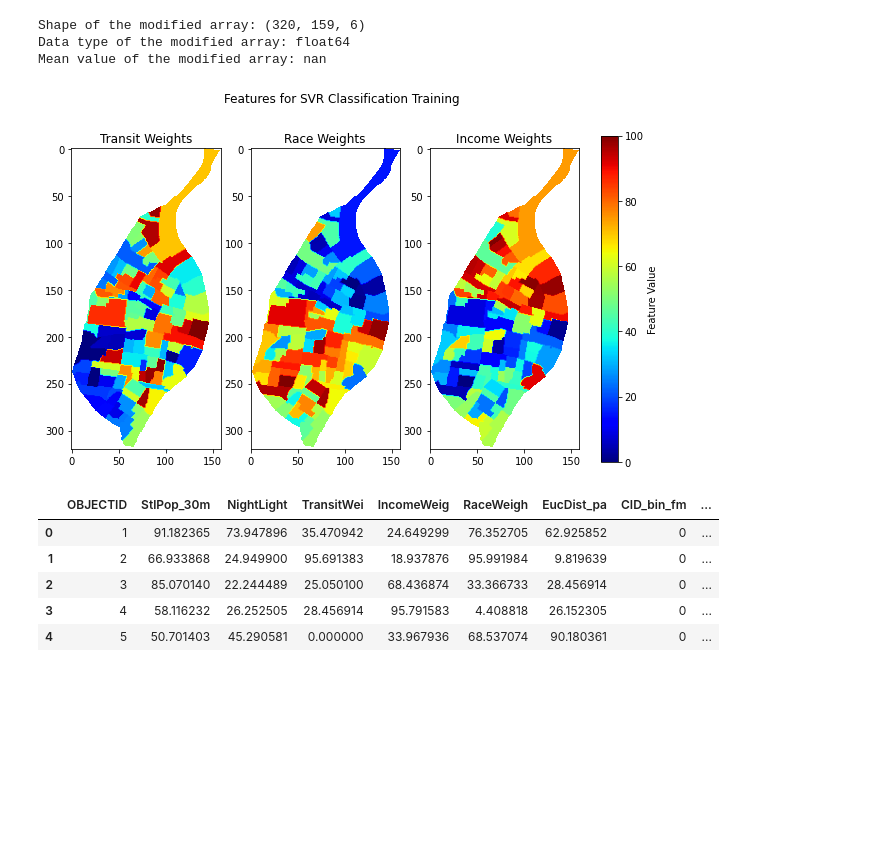
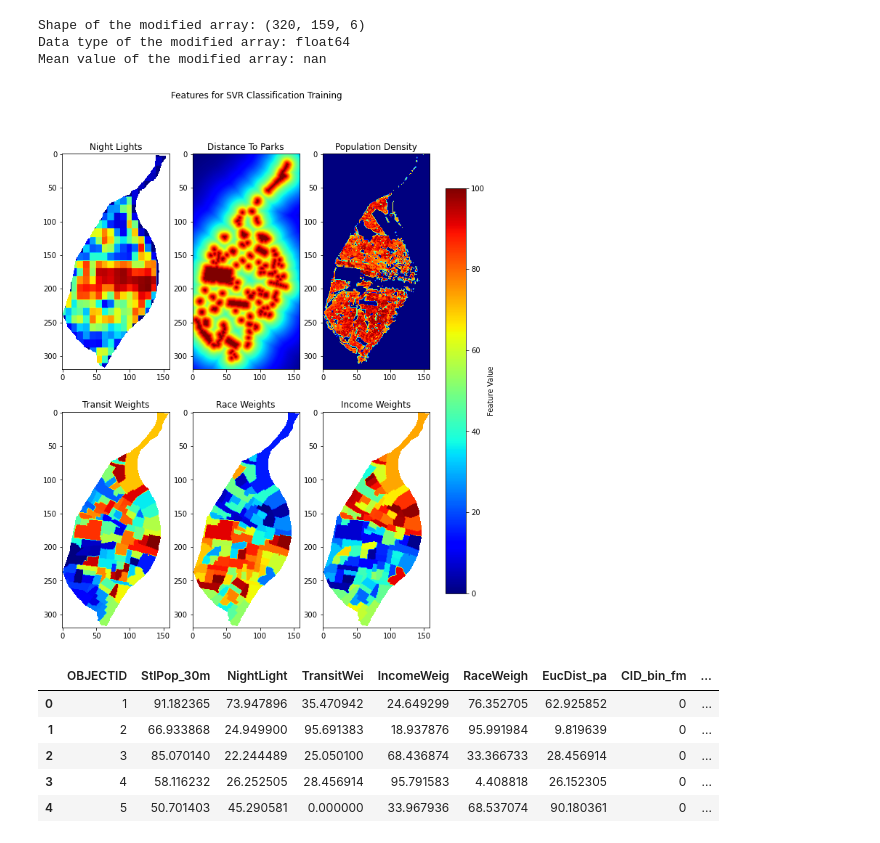
Before and after one commit to juliatompkins/trio-capstone, a Jupyter notebook: svr/SVR Classification.ipynb, the cells around one changed output. Cells and saved outputs as stored; diff of their text form; code cells hidden in the pictures; blank space fills up the shorter version.

```diff
--- a/svr/SVR Classification.ipynb
+++ b/svr/SVR Classification.ipynb
@@ -132,27 +132,27 @@ Data type of the modified array: float64
 Mean value of the modified array: nan
 # %%
 # Plot Classified Image
-fig, ax = plt.subplots(nrows=1, ncols=3, figsize=(10,6))
-#ax0, ax1, ax2, ax3, ax4, ax5 = ax.flatten()
-ax0, ax1, ax2, = ax.flatten()
+fig, ax = plt.subplots(nrows=2, ncols=3, figsize=(10,12))
+ax0, ax1, ax2, ax3, ax4, ax5 = ax.flatten()
+#ax0, ax1, ax2, = ax.flatten()
 
 axArr = ax.flatten()
 ax_index = 0
-#names = ['Night Lights','Distance To Parks','Population Density','Transit Weights','Race Weights','Income Weights']
-names = ['Transit Weights','Race Weights','Income Weights']
+names = ['Night Lights','Distance To Parks','Population Density','Transit Weights','Race Weights','Income Weights']
+#names = ['Transit Weights','Race Weights','Income Weights']
 
-for i in range(3):
-    img = axArr[ax_index].imshow(feature_mat[:, :, i+3], cmap='jet')
+for i in range(6):
+    img = axArr[ax_index].imshow(feature_mat[:, :, i], cmap='jet')
     axArr[ax_index].set_title(names[i])
     ax_index += 1
 cbar = fig.colorbar(img, ax=axArr, orientation='vertical', fraction=0.05, pad=0.04)
 cbar.set_label('Feature Value')
 
 fig.suptitle('Features for SVR Classification Training')
 plt.savefig('outputs\InputFeaturesSVR.png')
 plt.show()
 # %% [output]
-[figure, old version]
+[figure, new version]
 # %%
 from sklearn import metrics
 from sklearn.svm import SVR
```
Also changed, not shown: parts of 7 cells of this notebook, 39 other files.
